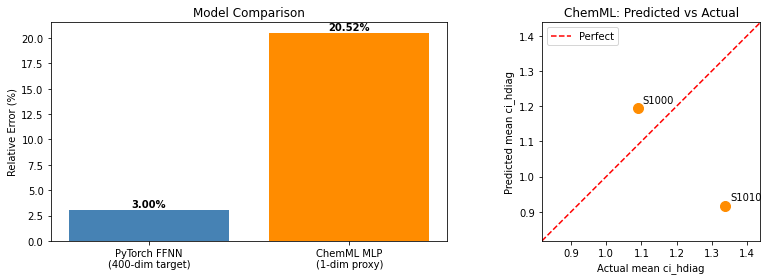
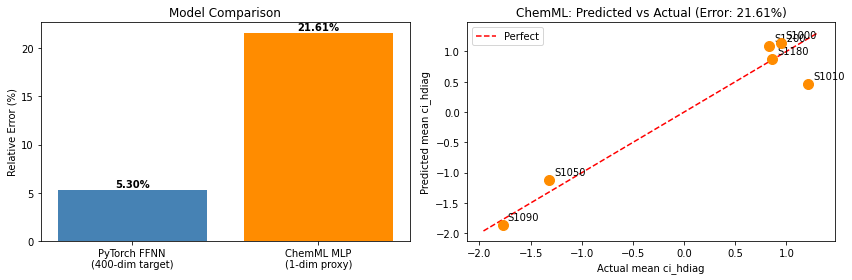
The notebook cell's code change between the first figure and the second:
--- before
+++ after
@@ -1,26 +1,33 @@
 import matplotlib.pyplot as plt
+import numpy as np
+
+# Compute ChemML's actual current overall relative error (not hardcoded!)
+actual_vals = [y_test_mean[i][0] for i in range(len(names_test))]
+pred_vals = [y_pred_chemml[i][0] for i in range(len(names_test))]
+mae_chemml = np.mean(np.abs(np.array(pred_vals) - np.array(actual_vals)))
+rel_error_chemml = mae_chemml / np.mean(np.abs(actual_vals)) * 100
+print(f'ChemML overall relative error: {rel_error_chemml:.2f}%')
+
+# Read PyTorch's current overall error from the file notebook 02 just saved
+with open('../results/pytorch_overall_error.txt', 'r') as f:
+    rel_error_pytorch = float(f.read())
 
 fig, axes = plt.subplots(1, 2, figsize=(12, 4))
 
-# Plot 1 - Model comparison bar chart
+# Plot 1 - Model comparison bar chart (now using REAL, current numbers)
 models = ['PyTorch FFNN\n(400-dim target)', 'ChemML MLP\n(1-dim proxy)']
-errors = [3.00, 20.52]
+errors = [rel_error_pytorch, rel_error_chemml]
 colors = ['steelblue', 'darkorange']
-
 axes[0].bar(models, errors, color=colors)
 axes[0].set_ylabel('Relative Error (%)')
 axes[0].set_title('Model Comparison')
-
 for i, v in enumerate(errors):
     axes[0].text(i, v + 0.3, f'{v:.2f}%', ha='center', fontweight='bold')
 
 # Plot 2 - ChemML predicted vs actual mean
-actual_vals = [y_test_mean[i][0] for i in range(len(names_test))]
-pred_vals = [y_pred_chemml[i][0] for i in range(len(names_test))]
 labels = [n.replace('_b3lyp', '') for n in names_test]
-
 axes[1].scatter(actual_vals, pred_vals, color='darkorange', s=100, zorder=5)
 for i, label in enumerate(labels):
-    axes[1].annotate(label, (actual_vals[i], pred_vals[i]), 
+    axes[1].annotate(label, (actual_vals[i], pred_vals[i]),
                      textcoords='offset points', xytext=(5,5))
 min_val = min(actual_vals + pred_vals) - 0.1
@@ -29,7 +36,6 @@
 axes[1].set_xlabel('Actual mean ci_hdiag')
 axes[1].set_ylabel('Predicted mean ci_hdiag')
-axes[1].set_title('ChemML: Predicted vs Actual')
+axes[1].set_title(f'ChemML: Predicted vs Actual (Error: {rel_error_chemml:.2f}%)')
 axes[1].legend()
-
 plt.tight_layout()
 plt.savefig('../results/plots/03_chemml_comparison.png', dpi=150)

Commit: Update capstone with retrained model (14 train/6 test split), refreshed plots, and S1090 difficulty analysis